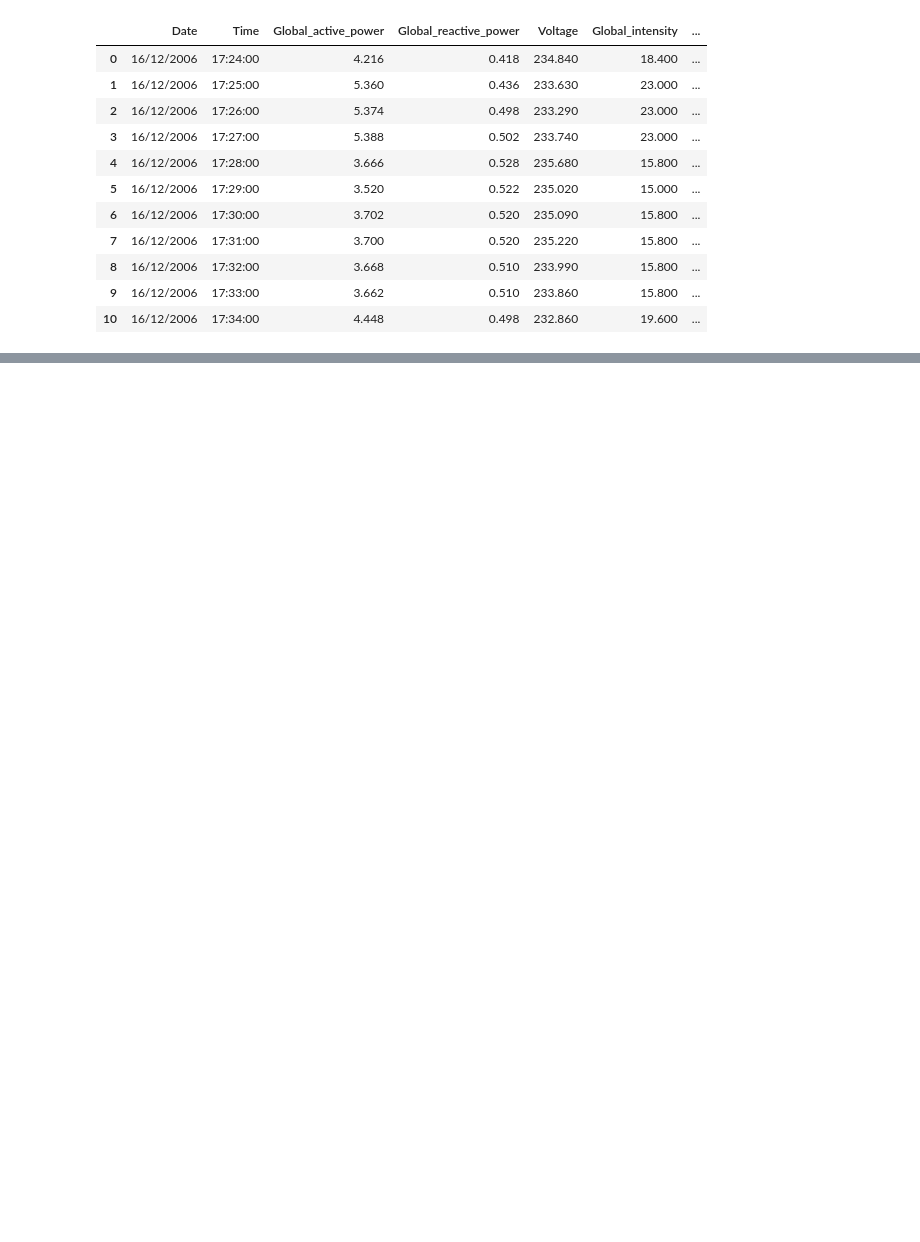
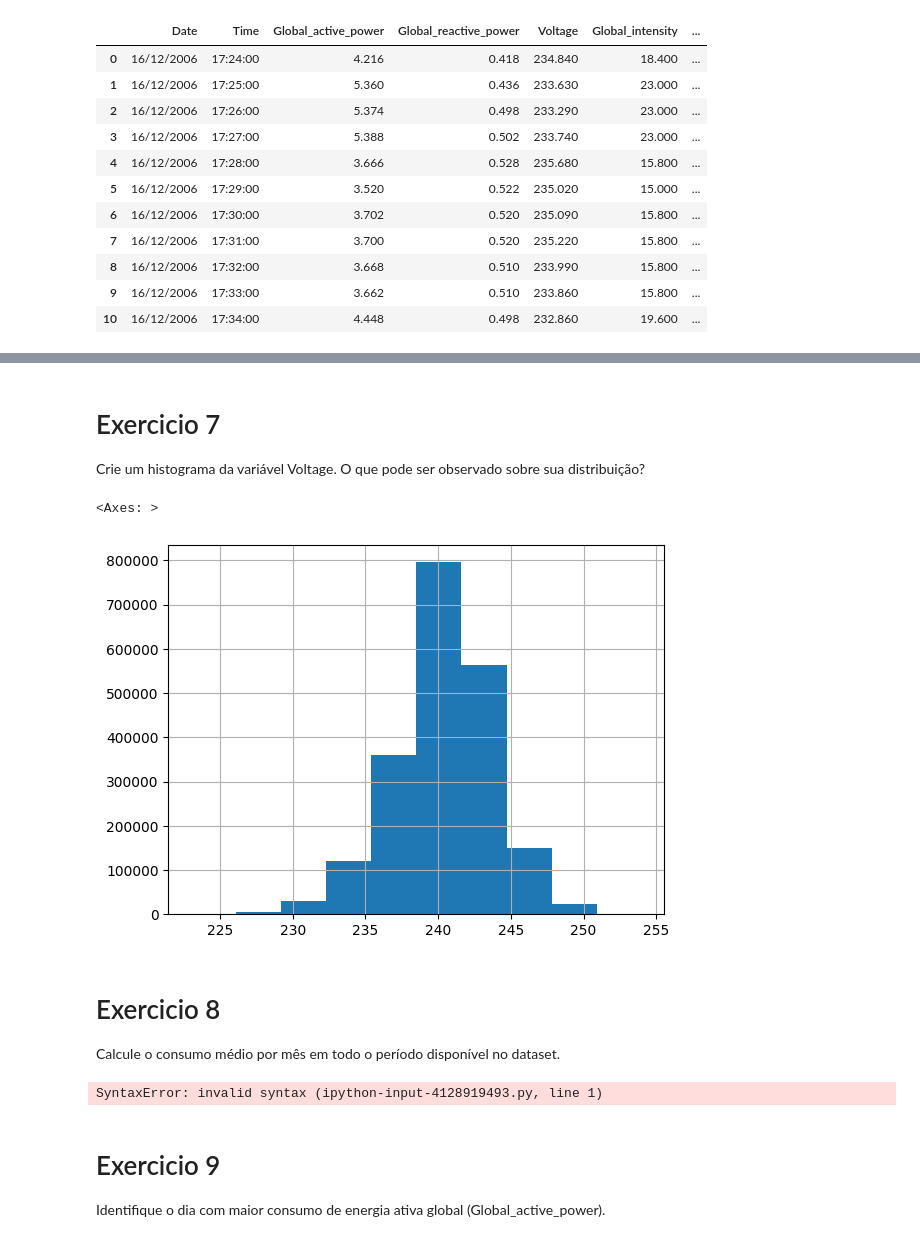
Before and after one commit to LucasWerppFranco/CP-1---Energias-Renovaveis, a Jupyter notebook: 1CCPF_CP1_SERS.ipynb, the cells around one changed output, grey strips where cells are left out. Saved outputs shown, nothing was run; the diff lists cells and outputs as text; code cells hidden in the pictures; blank space fills up the shorter version.

```diff
--- a/1CCPF_CP1_SERS.ipynb
+++ b/1CCPF_CP1_SERS.ipynb
@@ -156,0 +81,25 @@ Ex. 5: Filtre os registros apenas do ano de 2007 e calcule a média de consumo d
+# %% [markdown]
+# Exercicio 7
+Crie um histograma da variável Voltage. O que pode ser observado sobre sua distribuição?
+# %%
+df['Voltage'] = pd.to_numeric(df['Voltage'], errors='coerce')
+
+df.dropna(subset=['Voltage'], inplace=True)
+
+df['Voltage'] = df['Voltage'].astype(int)
+# %%
+df["Voltage"].hist()
+# %% [output]
+<Axes: >
+[figure, added]
+# %% [markdown]
+# Exercicio 8
+ Calcule o consumo médio por mês em todo o período disponível no dataset.
+# %%
+media=df[].mean()
+print(f"O consumo medio por mes é de {media:.2f} ")
+# %% [output]
+SyntaxError: invalid syntax (ipython-input-4128919493.py, line 1)
+# %% [markdown]
+# Exercicio 9
+ Identifique o dia com maior consumo de energia ativa global (Global_active_power).
```
Also changed, not shown: parts of 33 cells of this notebook.
